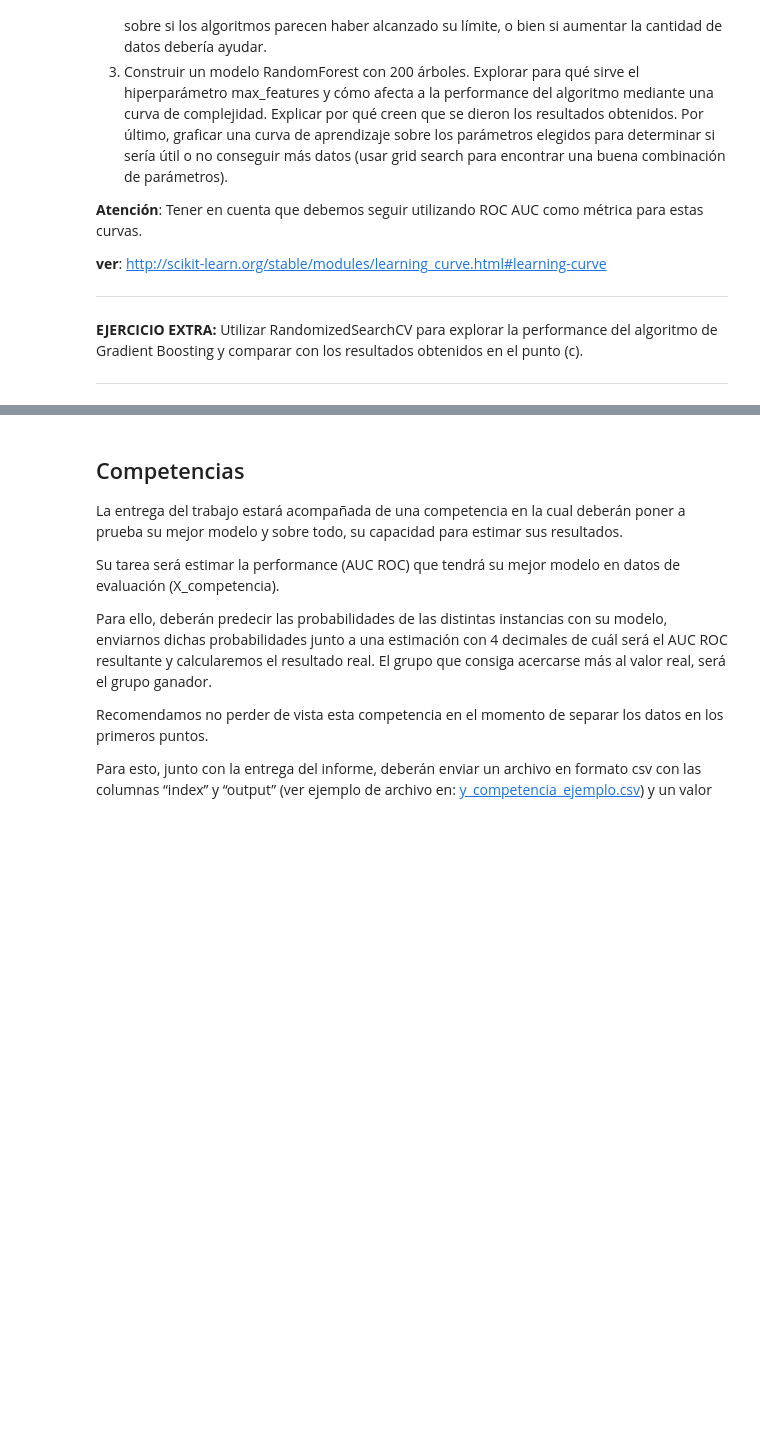
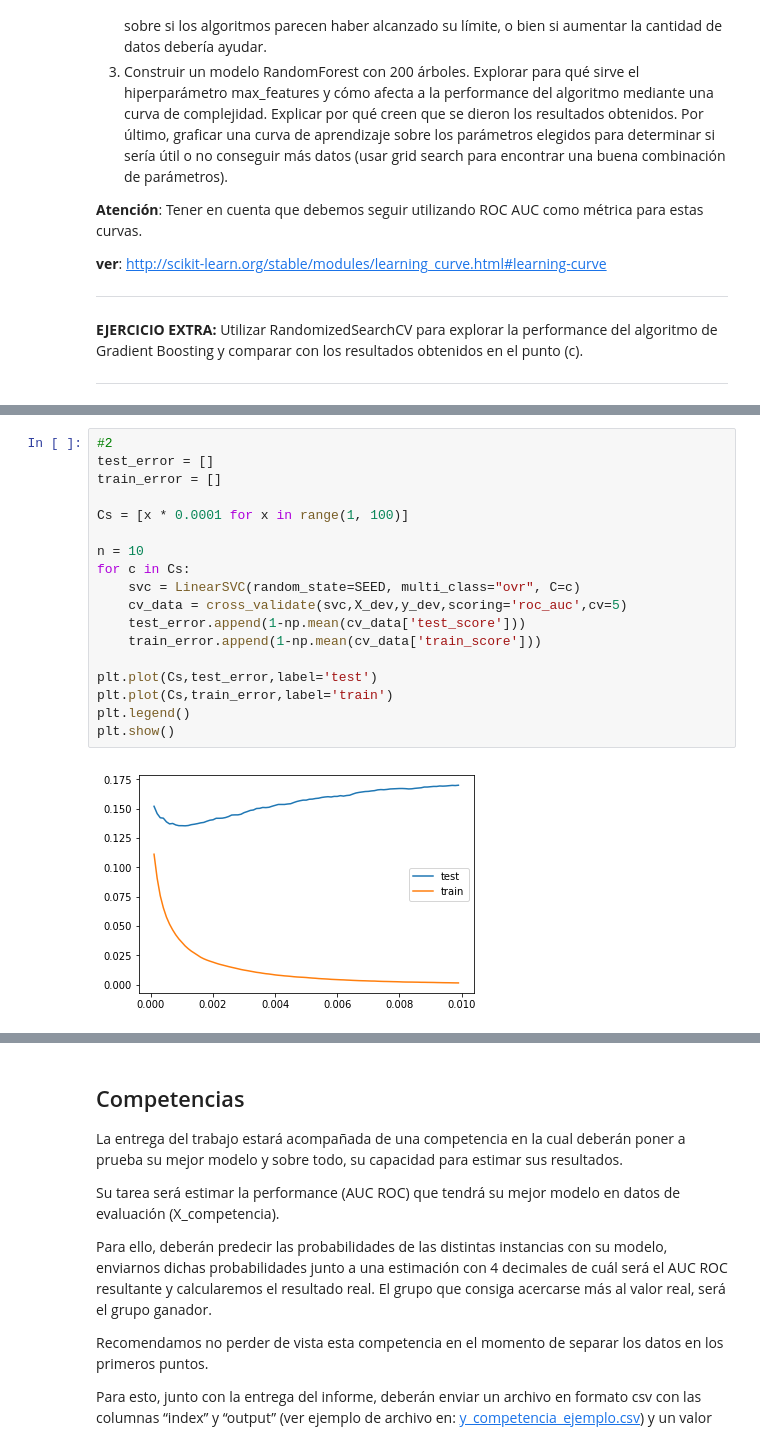
Before and after one commit to M4R70/aprendizaje_automatico, a Jupyter notebook: aa-notebooks/TP1/TP1.ipynb, the cells around one changed output, grey strips where cells are left out. Drawn from its saved outputs; the diff is of its cells as text; blank space fills up the shorter version.

```diff
--- a/aa-notebooks/TP1/TP1.ipynb
+++ b/aa-notebooks/TP1/TP1.ipynb
@@ -649,0 +686,20 @@ En este punto, se pide inspeccionar dos de sus mejores modelos encontrados hasta
+# %%
+#2
+test_error = []
+train_error = []
+
+Cs = [x * 0.0001 for x in range(1, 100)]
+
+n = 10
+for c in Cs:
+    svc = LinearSVC(random_state=SEED, multi_class="ovr", C=c)
+    cv_data = cross_validate(svc,X_dev,y_dev,scoring='roc_auc',cv=5)
+    test_error.append(1-np.mean(cv_data['test_score']))
+    train_error.append(1-np.mean(cv_data['train_score']))
+
+plt.plot(Cs,test_error,label='test')
+plt.plot(Cs,train_error,label='train')
+plt.legend()
+plt.show()
+# %% [output]
+[figure, added]
```
Also changed, not shown: parts of 12 cells of this notebook.
